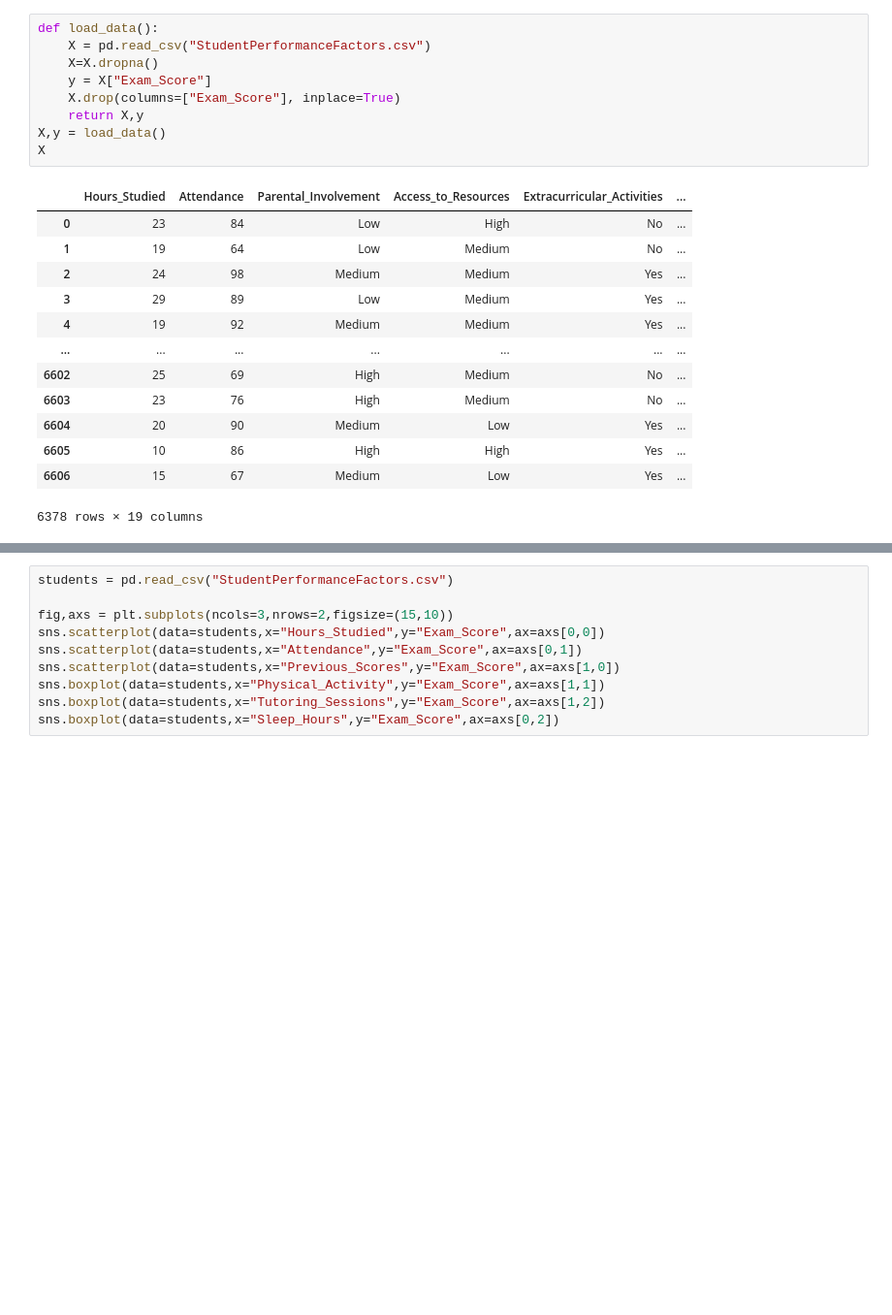
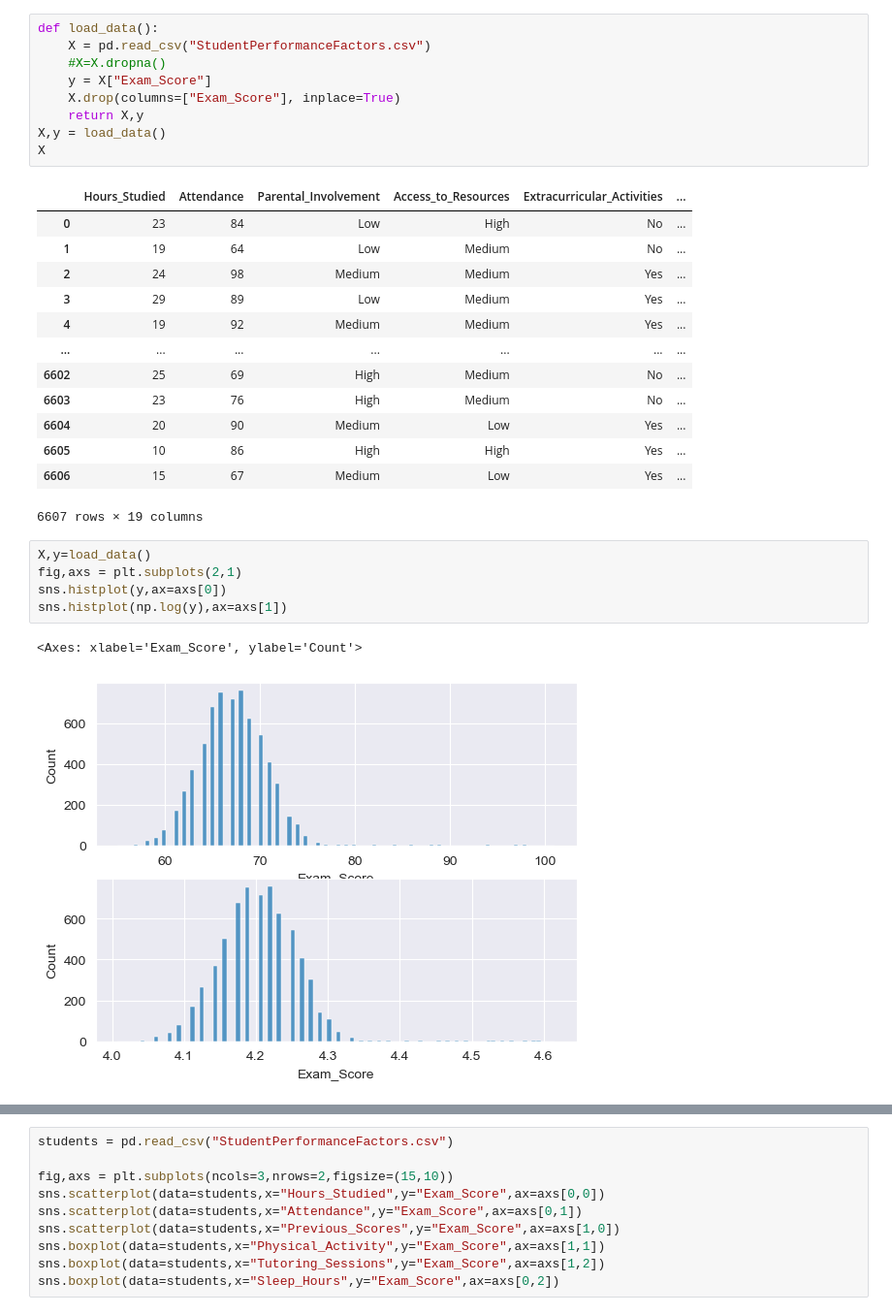
Before and after one commit to joona111/TIES4600, a Jupyter notebook: students.ipynb, the cells around one changed output, grey strips where cells are left out. Shown at 97% size. Cells and saved outputs as stored; diff of their text form; blank space fills up the shorter version.

```diff
--- a/students.ipynb
+++ b/students.ipynb
@@ -19,7 +19,7 @@ from sklearn.model_selection import cross_val_score,cross_validate,cross_val_pre
 # %%
 def load_data():
     X = pd.read_csv("StudentPerformanceFactors.csv")
-    X=X.dropna()
+    #X=X.dropna()
     y = X["Exam_Score"]
     X.drop(columns=["Exam_Score"], inplace=True)
     return X,y
@@ -38,4 +38,12 @@ X
 | 6604 | 20 | 90 | Medium | Low | Yes | ... |
 | 6605 | 10 | 86 | High | High | Yes | ... |
 | 6606 | 15 | 67 | Medium | Low | Yes | ... |
-6378 rows × 19 columns
+6607 rows × 19 columns
+# %%
+X,y=load_data()
+fig,axs = plt.subplots(2,1)
+sns.histplot(y,ax=axs[0])
+sns.histplot(np.log(y),ax=axs[1])
+# %% [output]
+<Axes: xlabel='Exam_Score', ylabel='Count'>
+[figure, added]
```
Also changed, not shown: parts of 8 cells of this notebook, 6 other files.
